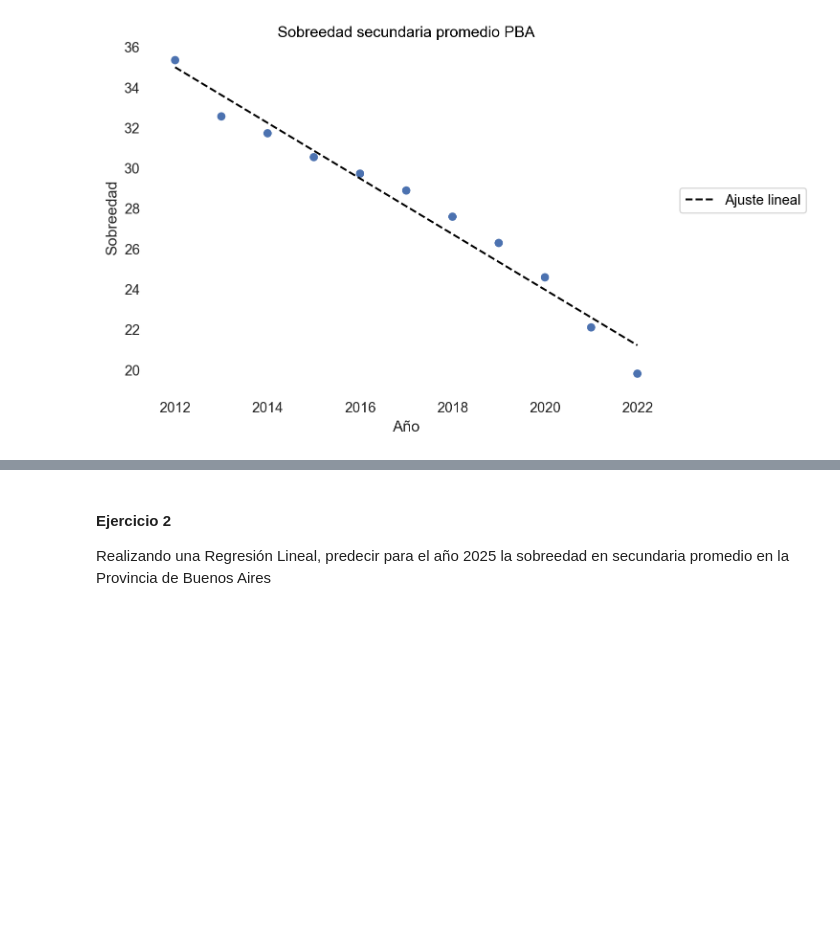
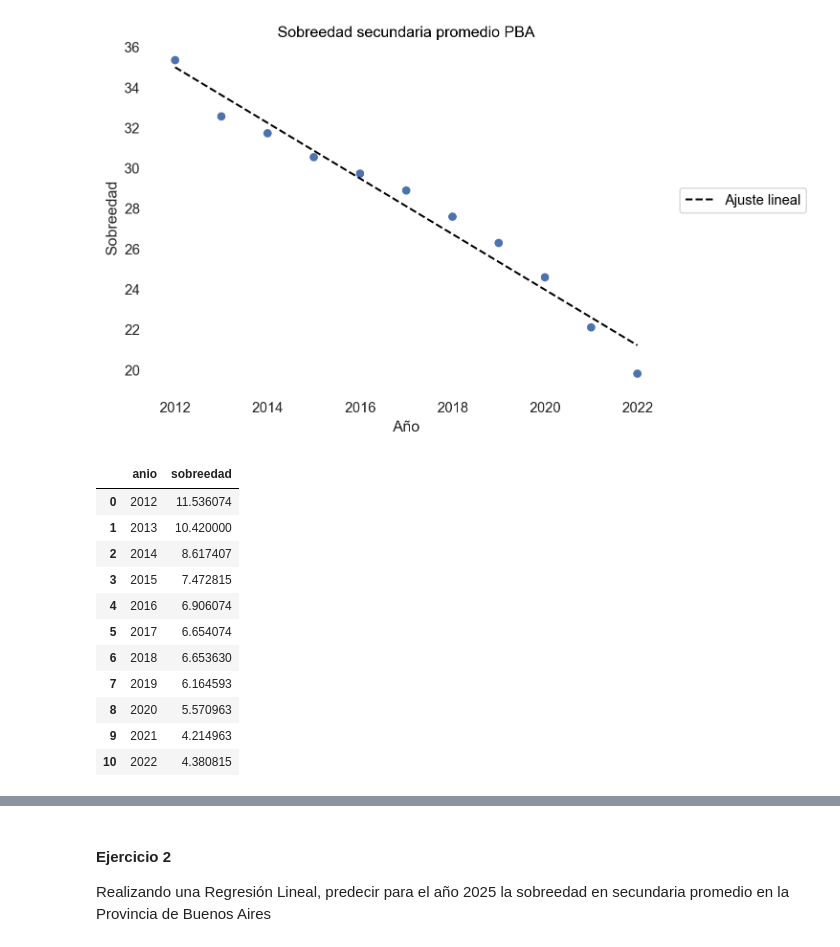
Before and after one commit to lmendezayl/uba-ldd-tp1, a Jupyter notebook: TP_1.ipynb, the cells around one changed output, grey strips where cells are left out. Drawn from its saved outputs; the diff is of its cells as text; code cells hidden in the pictures; blank space fills up the shorter version.

```diff
--- a/TP_1.ipynb
+++ b/TP_1.ipynb
@@ -253,3 +295,29 @@ df_media_sobreedad_secundaria
 )
 # %% [output]
 [figure]
+# %%
+"""
+Sobreedad primaria
+"""
+df_media_sobreedad_primaria = df_educacion[['anio', 'sobreedad_primaria']].copy()
+df_media_sobreedad_primaria = (
+    df_media_sobreedad_primaria
+    .groupby(["anio"])
+    .mean()
+    .reset_index()
+    .rename(columns={'sobreedad_primaria' : 'sobreedad'})
+)
+df_media_sobreedad_primaria
+# %% [output]
+|  | anio | sobreedad |
+| 0 | 2012 | 11.536074 |
+| 1 | 2013 | 10.420000 |
+| 2 | 2014 | 8.617407 |
+| 3 | 2015 | 7.472815 |
+| 4 | 2016 | 6.906074 |
+| 5 | 2017 | 6.654074 |
+| 6 | 2018 | 6.653630 |
+| 7 | 2019 | 6.164593 |
+| 8 | 2020 | 5.570963 |
+| 9 | 2021 | 4.214963 |
+| 10 | 2022 | 4.380815 |
```
Also changed, not shown: parts of 5 cells of this notebook.
